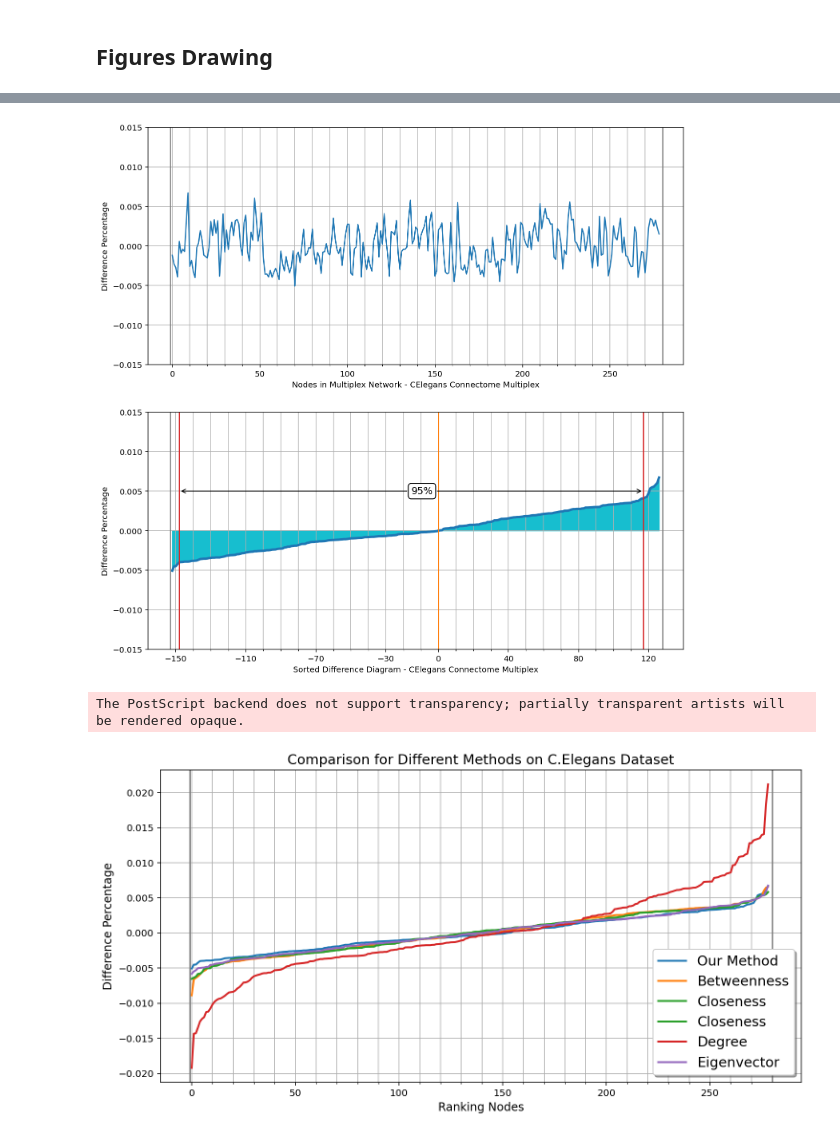
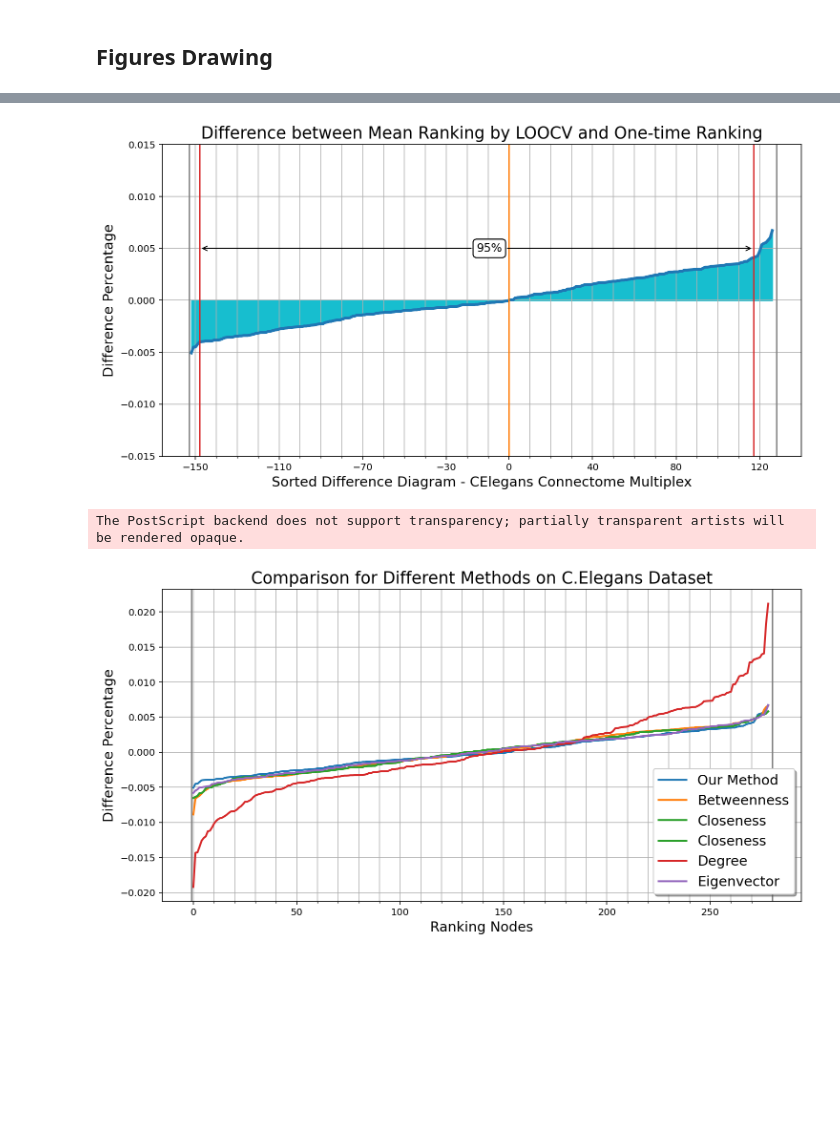
Before and after one commit to ninn-kou/iRank, a Jupyter notebook: CElegans_Experiments.ipynb, the cells around one changed output, grey strips where cells are left out. Saved outputs shown, nothing was run; the diff lists cells and outputs as text; code cells hidden in the pictures; blank space fills up the shorter version.

Commit message:
Figures modified.

```diff
--- a/CElegans_Experiments.ipynb
+++ b/CElegans_Experiments.ipynb
@@ -249,85 +280,60 @@ e_percentage_diff = e_difference / len(e_difference)
 # %%
-# Figure 1: Unsorted Differece
+# Figure 2: Sorted Differece
 
-fig, (us, s) = plt.subplots(2, 1, figsize=(12, 12))
+fig, ax = plt.subplots(figsize=(12, 6))
 
 sort = sorted(percentage_diff)
-x_axis = np.arange(0.0, 279.0, 1.0)
-
-# Major ticks every 50, minor ticks every 10
-major_ticks = np.arange(0, 280, 50)
-minor_ticks = np.arange(0, 280, 10)
-
-# Major y ticks every 0.005, minor y ticks every 0.001
-major_y_ticks = np.arange(-0.015, 0.016, 0.005)
-minor_y_ticks = np.arange(-0.015, 0.016, 0.001)
-
-us.plot(x_axis, percentage_diff)
-# us.stem(x_axis, percentage_diff)
-us.axvline(x=-1, color='C7')
-us.axvline(x=280, color='C7')
-us.set_xlabel('Nodes in Multiplex Network - CElegans Connectome Multiplex')
-us.set_ylabel('Difference Percentage')
-us.set_xticks(major_ticks)
-us.set_xticks(minor_ticks, minor=True)
-us.set_yticks(major_y_ticks)
-
-# And a corresponding grid
-us.grid(which='both')
-
-################################################################################
-
-# Figure 2: Sorted Differece
 
 positive = [ele for ele in sort if ele >= 0]
 negative = [ele for ele in sort if ele < 0]
 x_p = np.arange(0, len(positive), 1.0)
 x_n = np.arange(-len(negative), 0, 1.0)
 x_axis_sort = np.arange(-len(negative), len(positive), 1.0)
 
 # Major x ticks every 40, minor x ticks every 10
 major_sort_ticks = np.concatenate((np.arange(-150, 0, 40), np.arange(0, 130, 40)))
 minor_sort_ticks = np.concatenate((np.arange(-150, 0, 10), np.arange(0, 130, 10)))
 
-s.plot(x_p, positive, color='C0', linewidth=3)
-s.plot(x_n, negative, color='C0', linewidth=3)
-s.fill_between(x_axis_sort, 0, sort, color='C9')
-s.axvline(x=0, color='C1')
-s.axvline(x=Vline_95_left, color='C3')
-s.axvline(x=Vline_95_right, color='C3')
-s.axvline(x=-len(negative) - 1, color='C7')
-s.axvline(x=len(positive) + 1, color='C7')
-s.set_xlabel('Sorted Difference Diagram - CElegans Connectome Multiplex')
-s.set_ylabel('Difference Percentage')
+ax.plot(x_p, positive, color='C0', linewidth=3)
+ax.plot(x_n, negative, color='C0', linewidth=3)
+ax.fill_between(x_axis_sort, 0, sort, color='C9')
+ax.axvline(x=0, color='C1')
+ax.axvline(x=Vline_95_left, color='C3')
+ax.axvline(x=Vline_95_right, color='C3')
+ax.axvline(x=-len(negative) - 1, color='C7')
+ax.axvline(x=len(positive) + 1, color='C7')
+ax.set_title('Difference between Mean Ranking by LOOCV and One-time Ranking', fontsize='xx-large')
+ax.set_xlabel('Sorted Difference Diagram - CElegans Connectome Multiplex', fontsize='x-large')
+ax.set_ylabel('Difference Percentage', fontsize='x-large')
 
 # Annotation
 
-s.annotate(
+ax.annotate(
     '95%',
     xy=(Vline_95_left, 0.005), xycoords='data', color='white',
     xytext=((Vline_95_left + Vline_95_right) / 2, 0.005), textcoords='data',
     va="center", ha="left", size=12,
     bbox=dict(boxstyle="round", fc="w"),
     arrowprops=dict(arrowstyle="->"))
-s.annotate(
+ax.annotate(
     '95%',
     xy=(Vline_95_right, 0.005), xycoords='data',
     xytext=((Vline_95_left + Vline_95_right) / 2, 0.005), textcoords='data',
     va="center", ha="left", size=12,
     bbox=dict(boxstyle="round", fc="w"),
     arrowprops=dict(arrowstyle="->"))
 
-s.set_xticks(major_sort_ticks)
-s.set_xticks(minor_sort_ticks, minor=True)
-s.set_yticks(major_y_ticks)
+ax.set_xticks(major_sort_ticks)
+ax.set_xticks(minor_sort_ticks, minor=True)
+ax.set_yticks(major_y_ticks)
 
-s.grid(which='both')
+ax.grid(which='both')
 
 fig.savefig("docs/img/Result_s1_CElegans.eps", format='eps', bbox_inches='tight')
 
 plt.show()
 # %% [output]
-[figure, old version]
+[figure, new version]
 # %%
 # Figure 3: Comparision Our Method with Other Algorithms
 # Sorted Data for Plotting
@@ -355,9 +361,9 @@ ax.plot(x_axis, clos, color='C2', linewidth=2, label="Closeness")
 ax.plot(x_axis, degr, color='C3', linewidth=2, label="Degree")
 ax.plot(x_axis, eige, color='C4', linewidth=2, label="Eigenvector")
 
-ax.set_xlabel('Ranking Nodes', fontsize='large')
-ax.set_ylabel('Difference Percentage', fontsize='large')
-ax.set_title('Comparison for Different Methods on C.Elegans Dataset', fontsize='x-large')
+ax.set_xlabel('Ranking Nodes', fontsize='x-large')
+ax.set_ylabel('Difference Percentage', fontsize='x-large')
+ax.set_title('Comparison for Different Methods on C.Elegans Dataset', fontsize='xx-large')
 
 ax.set_xticks(major_ticks)
 ax.set_xticks(minor_ticks, minor=True)
@@ -369,4 +375,4 @@ fig.savefig("docs/img/Result_s1_CElegans_comparison.eps", format='eps', bbox_inc
 plt.show()
 # %% [output]
 The PostScript backend does not support transparency; partially transparent artists will be rendered opaque.
-[figure, old version]
+[figure, new version]
```
Also changed, not shown: parts of 1 cell of this notebook, 5 other files.
